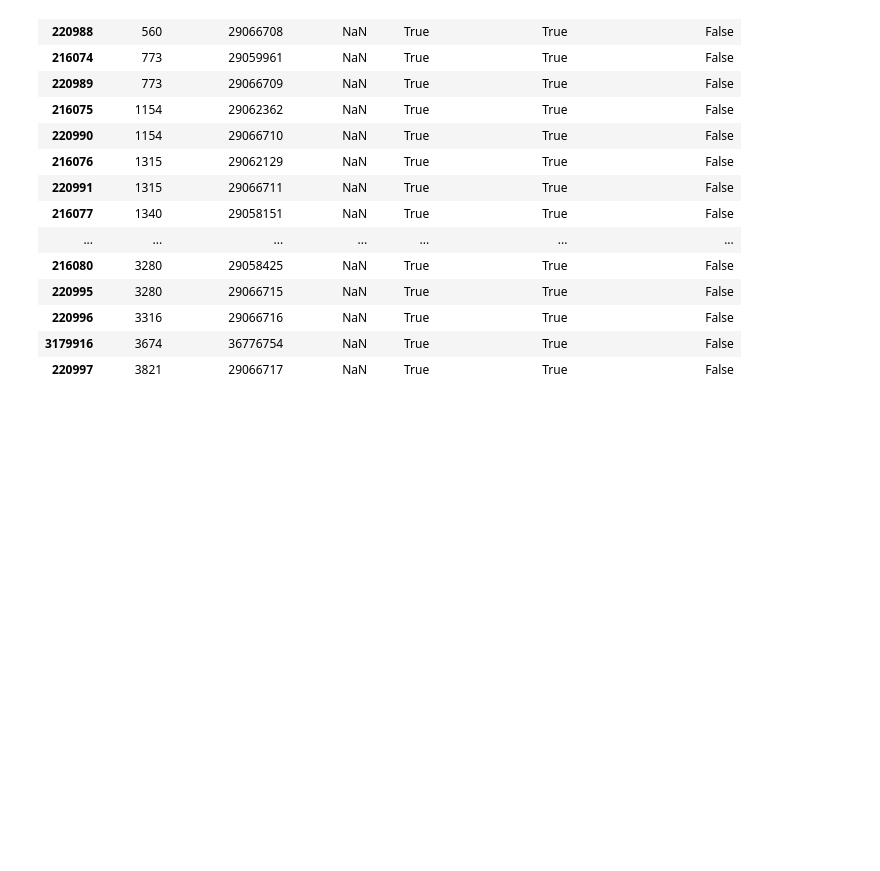
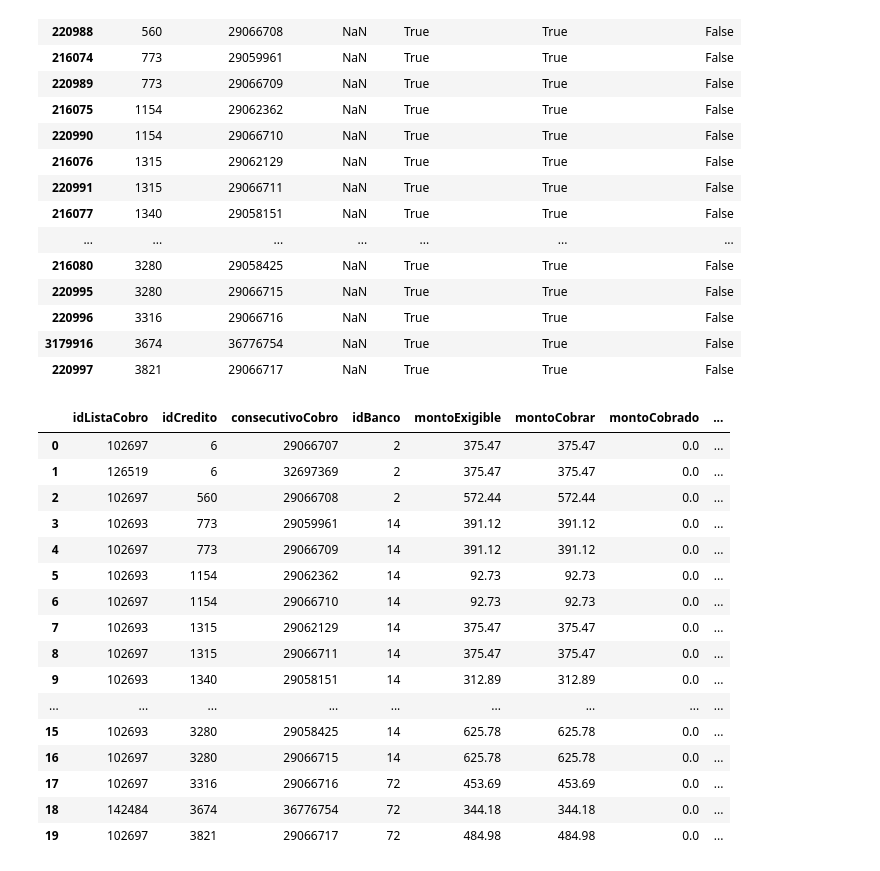
Before and after one commit to allfunso/Qubitos-Datathon, a Jupyter notebook: experimentsIsai.ipynb, the cells around one changed output. Saved outputs shown, nothing was run; the diff lists cells and outputs as text; code cells hidden in the pictures; blank space fills up the shorter version.

Commit message:
Cobros detallados

```diff
--- a/experimentsIsai.ipynb
+++ b/experimentsIsai.ipynb
@@ -127,3 +127,38 @@ dtype: object
 | 220996 | 3316 | 29066716 | NaN | True | True | False |
 | 3179916 | 3674 | 36776754 | NaN | True | True | False |
 | 220997 | 3821 | 29066717 | NaN | True | True | False |
+# %%
+def estado_final(grupo):
+    if grupo["es_exito"].any():
+        return "exitoso"
+    elif grupo["es_falla_definitiva"].any():
+        return "fallo_definitivo"
+    elif grupo["es_falla_reintentable_real"].any():
+        return "fallo_reintentable_final"
+    else:
+        return "desconocido"
+
+estado_por_credito = cobros_ordenados.groupby("idCredito").apply(estado_final)
+estado_por_credito.name = "estado_final"
+
+cobros_ordenados = cobros_ordenados.merge(estado_por_credito, on="idCredito")
+# %%
+cobros_ordenados.head(20)
+# %% [output]
+|  | idListaCobro | idCredito | consecutivoCobro | idBanco | montoExigible | montoCobrar | montoCobrado | ... |
+| 0 | 102697 | 6 | 29066707 | 2 | 375.47 | 375.47 | 0.0 | ... |
+| 1 | 126519 | 6 | 32697369 | 2 | 375.47 | 375.47 | 0.0 | ... |
+| 2 | 102697 | 560 | 29066708 | 2 | 572.44 | 572.44 | 0.0 | ... |
+| 3 | 102693 | 773 | 29059961 | 14 | 391.12 | 391.12 | 0.0 | ... |
+| 4 | 102697 | 773 | 29066709 | 14 | 391.12 | 391.12 | 0.0 | ... |
+| 5 | 102693 | 1154 | 29062362 | 14 | 92.73 | 92.73 | 0.0 | ... |
+| 6 | 102697 | 1154 | 29066710 | 14 | 92.73 | 92.73 | 0.0 | ... |
+| 7 | 102693 | 1315 | 29062129 | 14 | 375.47 | 375.47 | 0.0 | ... |
+| 8 | 102697 | 1315 | 29066711 | 14 | 375.47 | 375.47 | 0.0 | ... |
+| 9 | 102693 | 1340 | 29058151 | 14 | 312.89 | 312.89 | 0.0 | ... |
+| ... | ... | ... | ... | ... | ... | ... | ... | ... |
+| 15 | 102693 | 3280 | 29058425 | 14 | 625.78 | 625.78 | 0.0 | ... |
+| 16 | 102697 | 3280 | 29066715 | 14 | 625.78 | 625.78 | 0.0 | ... |
+| 17 | 102697 | 3316 | 29066716 | 72 | 453.69 | 453.69 | 0.0 | ... |
+| 18 | 142484 | 3674 | 36776754 | 72 | 344.18 | 344.18 | 0.0 | ... |
+| 19 | 102697 | 3821 | 29066717 | 72 | 484.98 | 484.98 | 0.0 | ... |
```
